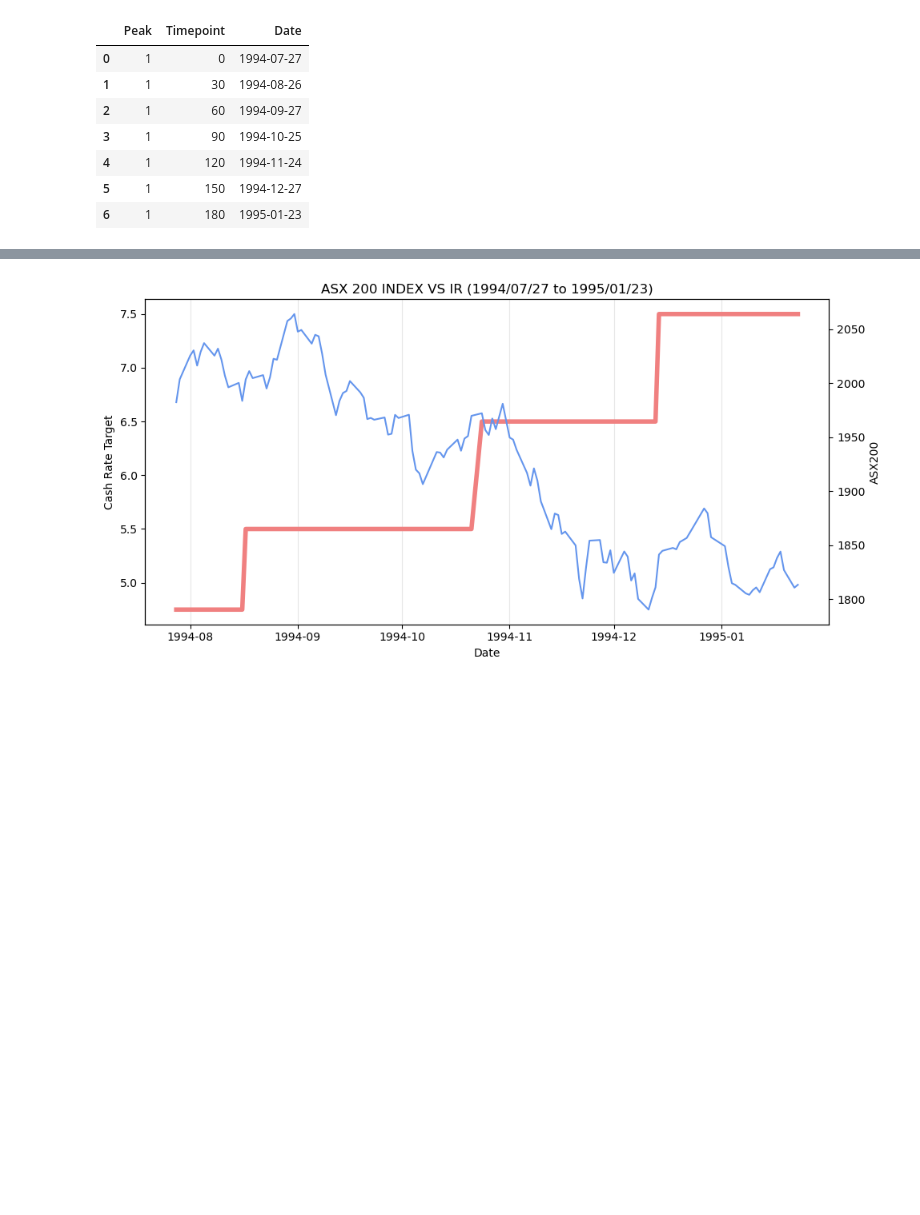
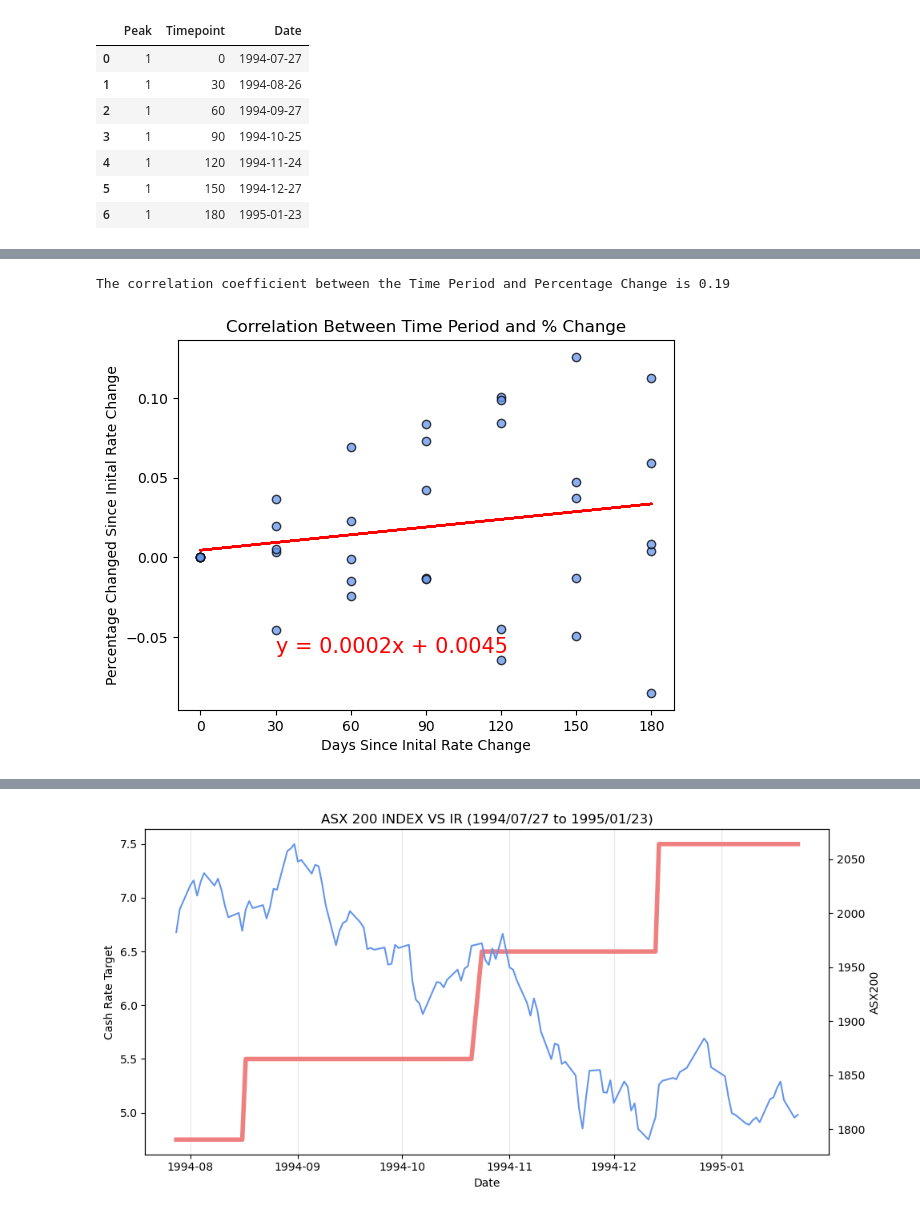
Before and after one commit to Richard-Turnbull/project-1, a Jupyter notebook: Project-1-Notebook.ipynb, the cells around one changed output, grey strips where cells are left out. Drawn from its saved outputs; the diff is of its cells as text; code cells hidden in the pictures; blank space fills up the shorter version.

Commit message:
Updated Notebook and output image from correlation.

```diff
--- a/Project-1-Notebook.ipynb
+++ b/Project-1-Notebook.ipynb
@@ -179,6 +201,30 @@ ASXpeaks_df1 = ASXpeaks_df
 #ASXpeaks_df1["Percentage Change"] = ASXpeaks_df1["Percentage Change"].astype(float).map("{:,.2%}".format)
 #ASXpeaks_df1["ASX"] = ASXpeaks_df1["ASX"].astype(float).map("{:,.2f}".format)
 #ASXpeaks_df1
+# %%
+# # #---------------
+# # Calculate the linear regression
+x_values = ASXpeaks_df1['Timepoint']
+y_values = ASXpeaks_df1['Percentage Change']
+(slope, intercept, rvalue, pvalue, stderr) = linregress(x_values, y_values)
+regress_values = x_values * slope + intercept
+line_eq = "y = " + str(round(slope,4)) + "x + " + str(round(intercept,4))
+
+# Plot the data
+plt.scatter(x_values,y_values, marker="o", facecolors="cornflowerblue", edgecolors="black", alpha=0.75)
+plt.plot(x_values,regress_values,"r-")
+plt.xticks(ticks=[0, 30, 60, 90, 120, 150, 180])
+plt.annotate(line_eq,(30,-0.06),fontsize=15,color="red")
+plt.xlabel("Days Since Inital Rate Change")
+plt.ylabel("Percentage Changed Since Inital Rate Change")
+plt.title("Correlation Between Time Period and % Change")
+plt.savefig("PyPlot_Scatter - Correlation.png");
+
+# Calculate and print the correlation coefficent
+print(f"The correlation coefficient between the Time Period and Percentage Change is {round(st.pearsonr(ASXpeaks_df1['Timepoint'],ASXpeaks_df1['Percentage Change'])[0],2)}")
+# %% [output]
+The correlation coefficient between the Time Period and Percentage Change is 0.19
+[figure, added]
 # %%
 # Plot ASX Data
 ax = panel_data['Close'].plot(figsize=(10, 5), use_index=True, ylabel='Price ($)',lw=0.5)
```
Also changed, not shown: parts of 3 cells of this notebook, 9 other files.
